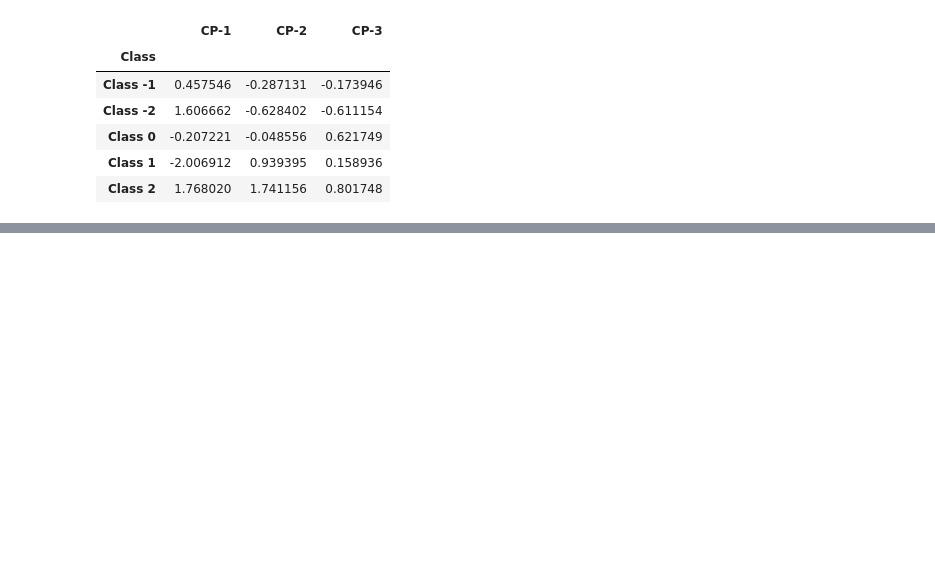
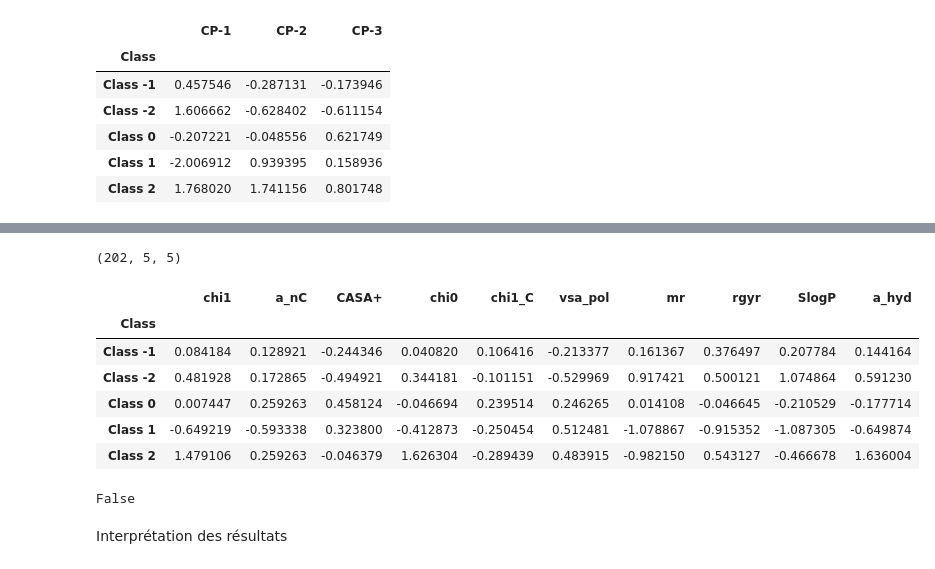
Before and after one commit to ireydiak/fraud_detection, a Jupyter notebook: tp1_v1.ipynb, the cells around one changed output, grey strips where cells are left out. Cells and saved outputs as stored; diff of their text form; code cells hidden in the pictures; blank space fills up the shorter version.

```diff
--- a/tp1_v1.ipynb
+++ b/tp1_v1.ipynb
@@ -381,6 +381,12 @@ features_df
 # %%
 selected_features = features_df.loc[:, "Attribut"][0:10].tolist()
 X = df_scaled.loc[:, selected_features].to_numpy(dtype=np.float32)
+df_final = pd.DataFrame(
+    df_scaled.loc[:, selected_features + ["Class"]],
+    index=df_scaled.index,
+    columns=selected_features + ["Class"]
+)
+df_final.loc[:, selected_features] = df_final.loc[:, selected_features].astype(float)
 selected_features
 # %% [output]
 ['chi1',
@@ -673,0 +668,37 @@ Total d'attributs dépassant le seuil 0.75: 58
+# %%
+from sklearn.covariance import EmpiricalCovariance, MinCovDet
+
+centroids_map = {0: "Class -1", 1: "Class -2", 2: "Class 0", 3: "Class 1", 4: "Class 2"}
+S = np.cov(X.T)
+S_inv = np.linalg.inv(S) + 1e-12
+S_inv.shape
+X_exp = np.expand_dims(X, 1)
+left = np.dot((X_exp - centroids), S_inv)
+#left.shape
+#(X_exp-centroids).T.shape
+#np.dot(left, X_exp-centroids.T)
+#(X_exp - centroids).shape
+mahal = left @ (X_exp - centroids).reshape(202, 3, 5)
+mahal.shape
+#mahal = np.dot(left, X_exp - centroids)
+#X_exp = np.expand_dims(X, 1)
+#X_exp - centroids
+#dist = (X_exp - centroids).T @ S_inv
+
+# y_pred = np.array([centroids_map[p] for p in np.argmin(dist, axis=1)])
+# d = metrics.classification_report(y_true, y_pred, output_dict=True)
+# df_metrics = pd.DataFrame.from_dict(d)
+# %% [output]
+(202, 5, 5)
+# %%
+# Les centroids pour chaque classe
+df_centroids = df_final.groupby("Class").mean()
+df_centroids
+# %% [output]
+|  | chi1 | a_nC | CASA+ | chi0 | chi1_C | vsa_pol | mr | rgyr | SlogP | a_hyd |
+| Class |  |  |  |  |  |  |  |  |  |  |
+| Class -1 | 0.084184 | 0.128921 | -0.244346 | 0.040820 | 0.106416 | -0.213377 | 0.161367 | 0.376497 | 0.207784 | 0.144164 |
+| Class -2 | 0.481928 | 0.172865 | -0.494921 | 0.344181 | -0.101151 | -0.529969 | 0.917421 | 0.500121 | 1.074864 | 0.591230 |
+| Class 0 | 0.007447 | 0.259263 | 0.458124 | -0.046694 | 0.239514 | 0.246265 | 0.014108 | -0.046645 | -0.210529 | -0.177714 |
+| Class 1 | -0.649219 | -0.593338 | 0.323800 | -0.412873 | -0.250454 | 0.512481 | -1.078867 | -0.915352 | -1.087305 | -0.649874 |
+| Class 2 | 1.479106 | 0.259263 | -0.046379 | 1.626304 | -0.289439 | 0.483915 | -0.982150 | 0.543127 | -0.466678 | 1.636004 |
@@ -673,0 +710,35 @@ Total d'attributs dépassant le seuil 0.75: 58
+# %%
+data = df_acp.loc[:, acp_num_cols].to_numpy()
+centroids = df_centroids.to_numpy()
+
+f, axs = plt.subplots(1, 3, figsize=(24, 12))
+
+df_precision = pd.concat([
+    df_euclidean.loc["precision"][0:5].rename("Euclidean"),
+    df_manhatthan.loc["precision"][0:5].rename("Manhattan"),
+    df_mahalanobis.loc["precision"][0:5].rename("Mahalanobis")
+], axis=1)
+df_recall = pd.concat([
+    df_euclidean.loc["recall"][0:5].rename("Euclidean"),
+    df_manhatthan.loc["recall"][0:5].rename("Manhattan"),
+    df_mahalanobis.loc["recall"][0:5].rename("Mahalanobis")
+], axis=1)
+df_f1 = pd.concat([
+    df_euclidean.loc["f1-score"][0:5].rename("Euclidean"),
+    df_manhatthan.loc["f1-score"][0:5].rename("Manhattan"),
+    df_mahalanobis.loc["f1-score"][0:5].rename("Mahalanobis")
+], axis=1)
+
+df_precision.plot(kind="barh", ax=axs[0])
+df_recall.plot(kind="barh", ax=axs[1])
+df_f1.plot(kind="barh", ax=axs[2])
+
+axs[0].set_title("Precision")
+axs[1].set_title("Recall")
+axs[2].set_title("F1-score")
+
+plt.show()
+# %% [output]
+False
+# %% [markdown]
+Interprétation des résultats
```
Also changed, not shown: parts of 14 cells of this notebook.
